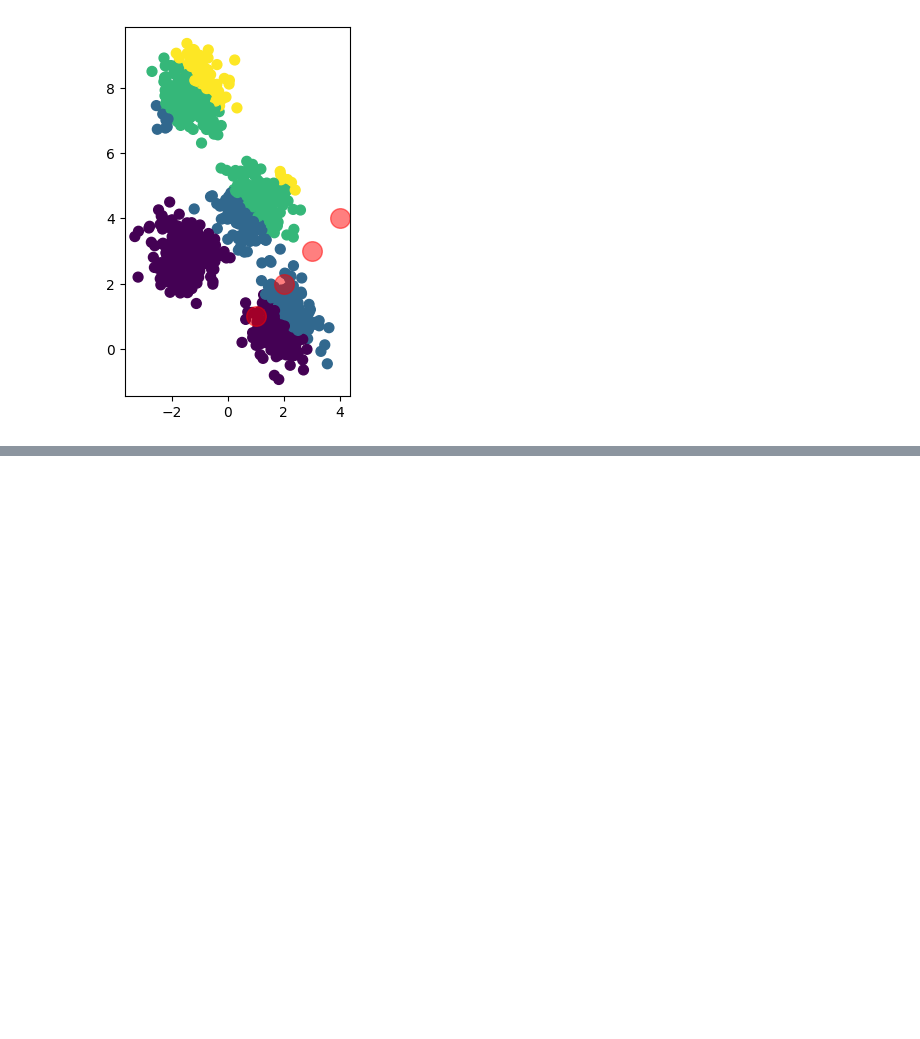
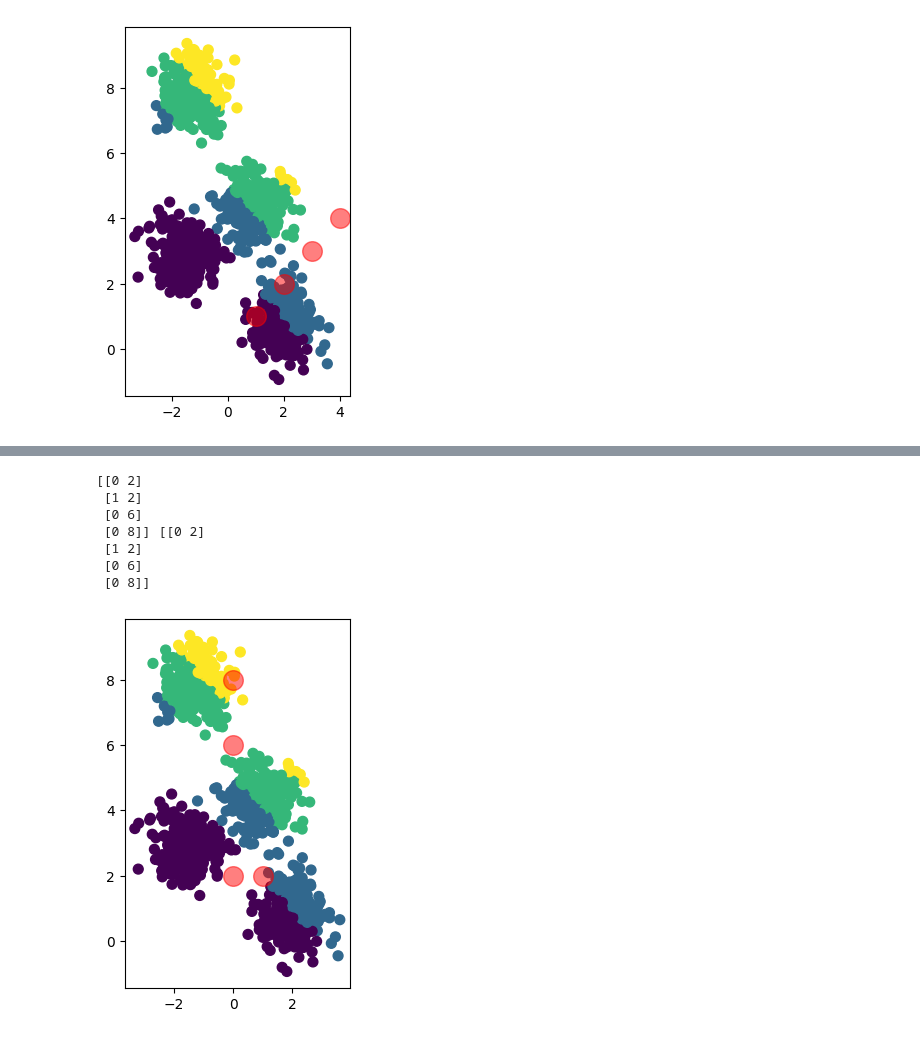
Before and after one commit to emr-dk/ml_kmeans, a Jupyter notebook: method_explorer.ipynb, the cells around one changed output, grey strips where cells are left out. Drawn from its saved outputs; the diff is of its cells as text; code cells hidden in the pictures; blank space fills up the shorter version.

Commit message:
Done with functionality

```diff
--- a/method_explorer.ipynb
+++ b/method_explorer.ipynb
@@ -131,0 +116,26 @@ y_kmeans = kmeans.predict(X)
+# %%
+while True:
+    for i in range(centroids.shape[0]):
+        distances[:, i] = np.linalg.norm(X - centroids[i], axis=1)
+    old_centroids = centroids.copy()
+    for i in range(centroids.shape[0]):
+        centroids[i] = np.mean(X[y == i], axis=0)
+    if np.allclose(centroids, old_centroids):
+        # We can use the allclose function of numpy to check if the centroids are significantly different. A tolerance can also be provided
+        break
+
+fig = plt.figure()
+ax1 = fig.add_subplot(121)
+
+ax1.scatter(X[:, 0], X[:, 1], s=50, c=y)
+ax1.scatter(centroids[:, 0], centroids[:, 1], c='red', s=200, alpha=0.5)
+plt.show()
+# %% [output]
+[[0 2]
+ [1 2]
+ [0 6]
+ [0 8]] [[0 2]
+ [1 2]
+ [0 6]
+ [0 8]]
+[figure, added]
```
Also changed, not shown: parts of 2 cells of this notebook.
